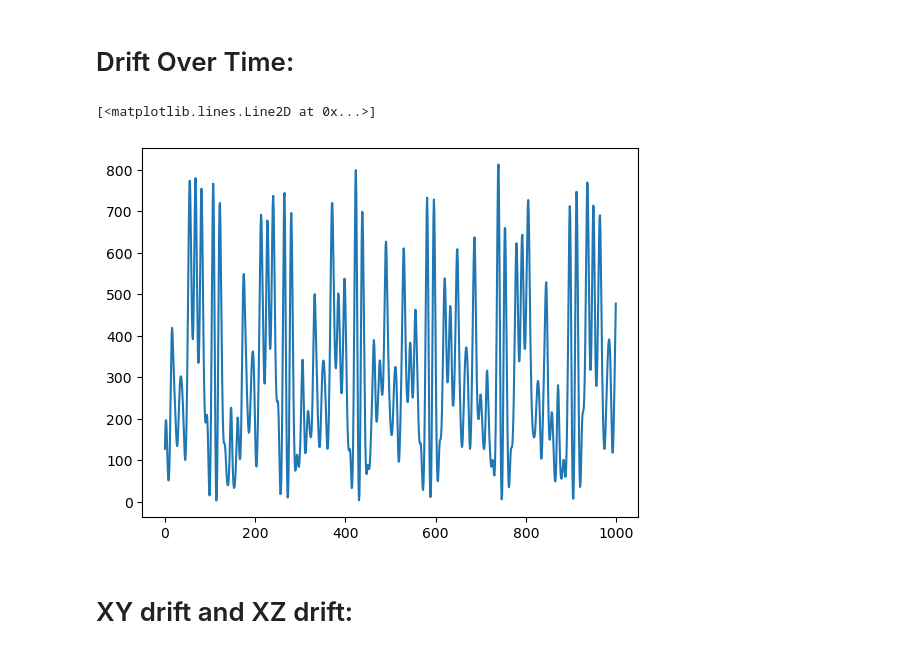
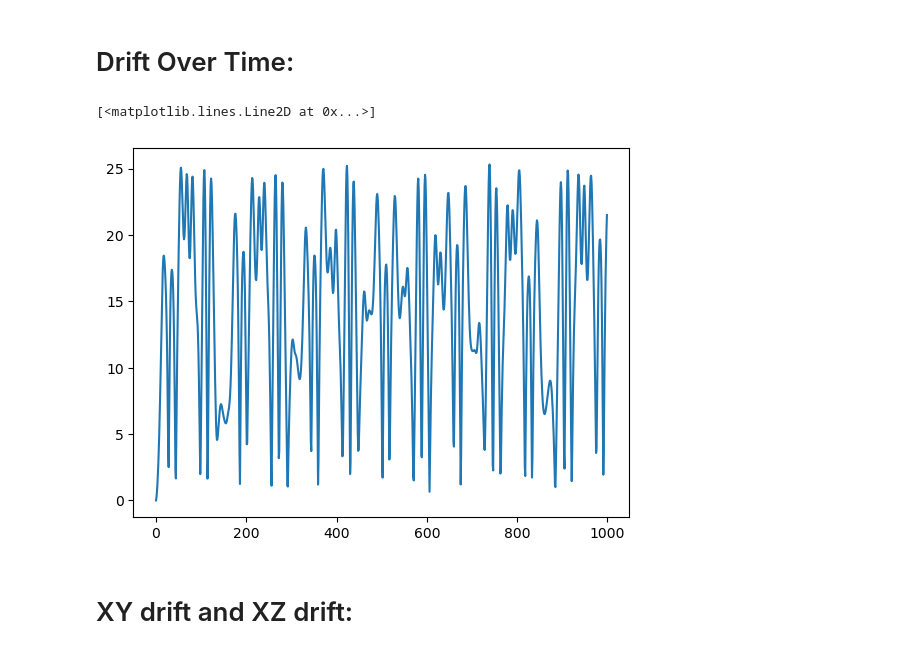
Before and after one commit to billenert/simple-v-simsopt, a Jupyter notebook: differences.ipynb, the cells around one changed output. Cells and saved outputs as stored; diff of their text form; code cells hidden in the pictures.

Commit message:
minor error fixes. error still persists in euclidean distance calculation - not sure why

```diff
--- a/differences.ipynb
+++ b/differences.ipynb
@@ -215,18 +215,18 @@ plt.show()
 # %%
 SIMPLE_X = np.loadtxt("./trajectories/real_space/SIMPLE_real_space_X")
 SIMPLE_Y = np.loadtxt("./trajectories/real_space/SIMPLE_real_space_Y")
 SIMPLE_Z = np.loadtxt("./trajectories/real_space/SIMPLE_real_space_Z")
 SIMPLE_TIME = np.loadtxt("./trajectories/real_space/SIMPLE_real_space_time")
 
 simsopt_X = np.loadtxt("./trajectories/real_space/simsopt_real_space_X")[:-1]
 simsopt_Y = np.loadtxt("./trajectories/real_space/simsopt_real_space_Y")[:-1]
 simsopt_Z = np.loadtxt("./trajectories/real_space/simsopt_real_space_Z")[:-1]
 simsopt_TIME = np.loadtxt("./trajectories/real_space/simsopt_real_space_time")[:-1]
-euclidean_distance = np.square(SIMPLE_X-simsopt_X) + np.square(SIMPLE_Y-simsopt_Y) + np.square(SIMPLE_Z-simsopt_X)
+euclidean_distance = np.sqrt(np.square(SIMPLE_X-simsopt_X) + np.square(SIMPLE_Y-simsopt_Y) + np.square(SIMPLE_Z-simsopt_Z))
 plt.plot(euclidean_distance)
 # %% [output]
 [<matplotlib.lines.Line2D at 0x...>]
-[figure, old version]
+[figure, new version]
 # %% [markdown]
 # XY drift and XZ drift:
 # %%
```
Also changed, not shown: parts of 6 cells of this notebook.
